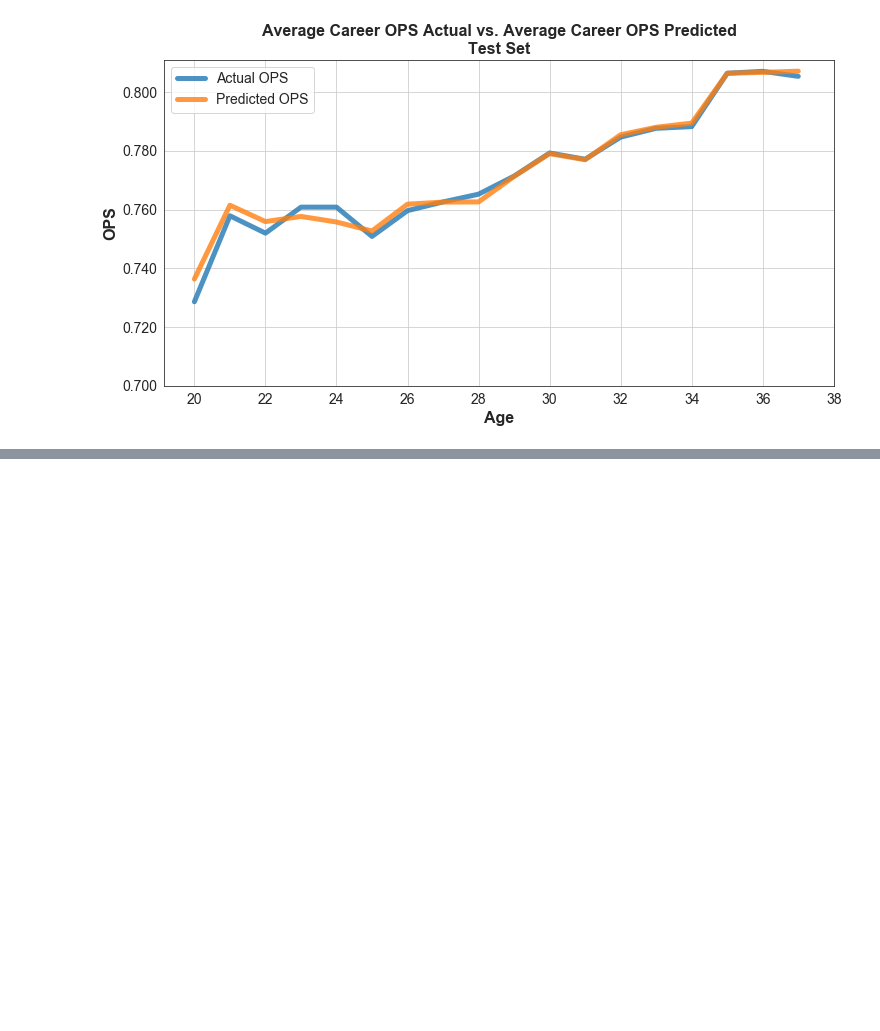
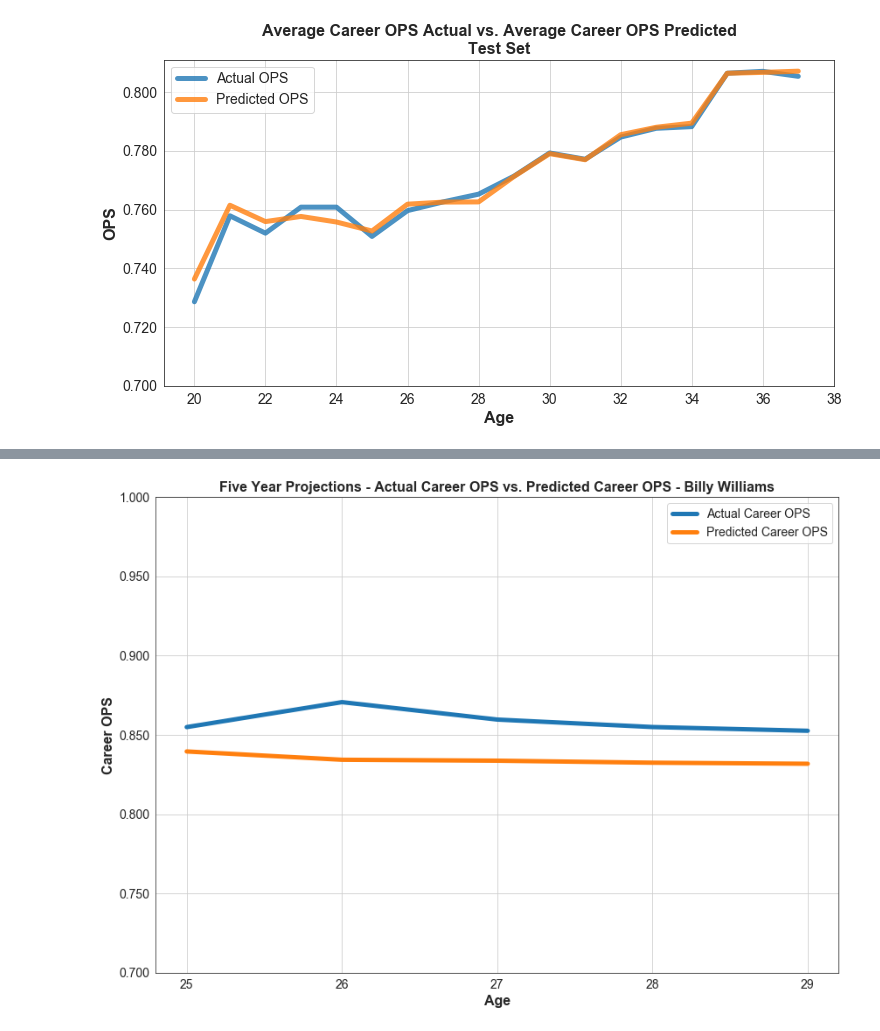
Before and after one commit to paulscheibal/SBDataScienceCert, a Jupyter notebook: CapstoneP1/MachineLearning/MachineLearningStoryCareerOPS.ipynb, the cells around one changed output, grey strips where cells are left out. Drawn from its saved outputs; the diff is of its cells as text; code cells hidden in the pictures; blank space fills up the shorter version.

```diff
--- a/CapstoneP1/MachineLearning/MachineLearningStoryCareerOPS.ipynb
+++ b/CapstoneP1/MachineLearning/MachineLearningStoryCareerOPS.ipynb
@@ -646,0 +647,79 @@ This was as expected especially for later years of a player's career.  Note that
+# %%
+# -*- coding: utf-8 -*-
+"""
+Created on Mon Dec 16 11:03:28 2019
+
+@author: Paul Scheibal
+
+This is a simple program which reads the output file of actual vs. predicted career OPS for the
+5 year projections which has the best R Squared value and plots age vs. OPS for the predicted ages
+over 34 players.
+"""
+
+import pandas as pd
+import numpy as np
+from datetime import datetime
+import os.path
+import matplotlib.pyplot as plt
+import matplotlib.ticker as mtick
+import matplotlib as mpl
+import matplotlib.mlab as mlab
+from IPython.core.pylabtools import figsize
+import warnings
+warnings.filterwarnings("ignore")
+import seaborn as sns
+
+figsize(14,10)
+sns.set_style('white')
+
+# standard global constants
+MIN_AT_BATS = 0
+START_YEAR = 1970
+END_YEAR = 2018
+FSHZ = 17
+START_DATE = datetime.strptime(str(START_YEAR)+'-01-01','%Y-%m-%d')
+END_DATE = datetime.strptime(str(END_YEAR)+'-12-31','%Y-%m-%d')
+LEGEND_PROPERTIES = {'weight':'bold'}
+
+def plot_selected(dfx):
+    pn = dfx.playername.values[0]
+    print('Player Name: ',pn)
+    cOPSactual = round(dfx.cOPS.mean(),3)
+    cOPSpred = round(dfx.predcOPS.mean(),3)
+    err = round((cOPSactual - cOPSpred) / cOPSactual * 100,1)
+    print('Avg Actual Career OPS %1.3f' % cOPSactual)
+    print('Avg Predicted Career OPS %1.3f' % cOPSpred)
+    print('Pct Error %1.1f' % err)
+    dfx.age = round(dfx.age).astype(int)
+    fig, ax = plt.subplots()
+    ax.grid()
+    plt.plot(dfx.age,dfx.cOPS,linewidth=5,label='Actual Career OPS')
+    plt.plot(dfx.age,dfx.predcOPS,linewidth=5, label='Predicted Career OPS')
+    ttl = 'Five Year Projections - Actual Career OPS vs. Predicted Career OPS - ' + pn
+    plt.title(ttl,weight='bold',fontsize=16)
+    plt.xlabel('Age',weight='bold',fontsize=16)
+    plt.ylabel('Career OPS',weight='bold',fontsize=16)
+    plt.yticks(np.arange(.700,1.000,.050))
+    plt.xticks(range(min(dfx.age),max(dfx.age)+1,1))
+    ax.yaxis.set_major_formatter(mtick.StrMethodFormatter('{x:1.3f}'))
+    leg=plt.legend(prop=dict(size=14))
+    for tick in ax.get_xticklabels():
+        tick.set_fontsize(14)
+    for tick in ax.get_yticklabels():
+        tick.set_fontsize(14)
+    plt.show()
+    return True
+
+
+# set path for reading Lahman baseball statistics and read data from rttm dataset
+path = 'C:\\Users\\User\\Documents\\PAUL\\Springboard\\core\\'
+
+playerlst = ['willibi01','brocklo01','clarkja01','morgajo02','torrejo01','blairpa01','carewro01','simmote01','teixema01']
+
+battingf = path + 'cpOPSpredictionsXGB_GS.csv'
+df = pd.read_csv(battingf)
+
+for p in playerlst:
+    dfp = df[df['playerID'] == p]
+    plot_selected(dfp)
+# %% [output]
@@ -646,0 +730 @@ This was as expected especially for later years of a player's career.  Note that
+[figure, added]
```
Also changed, not shown: parts of 2 cells of this notebook, 1 other file.
